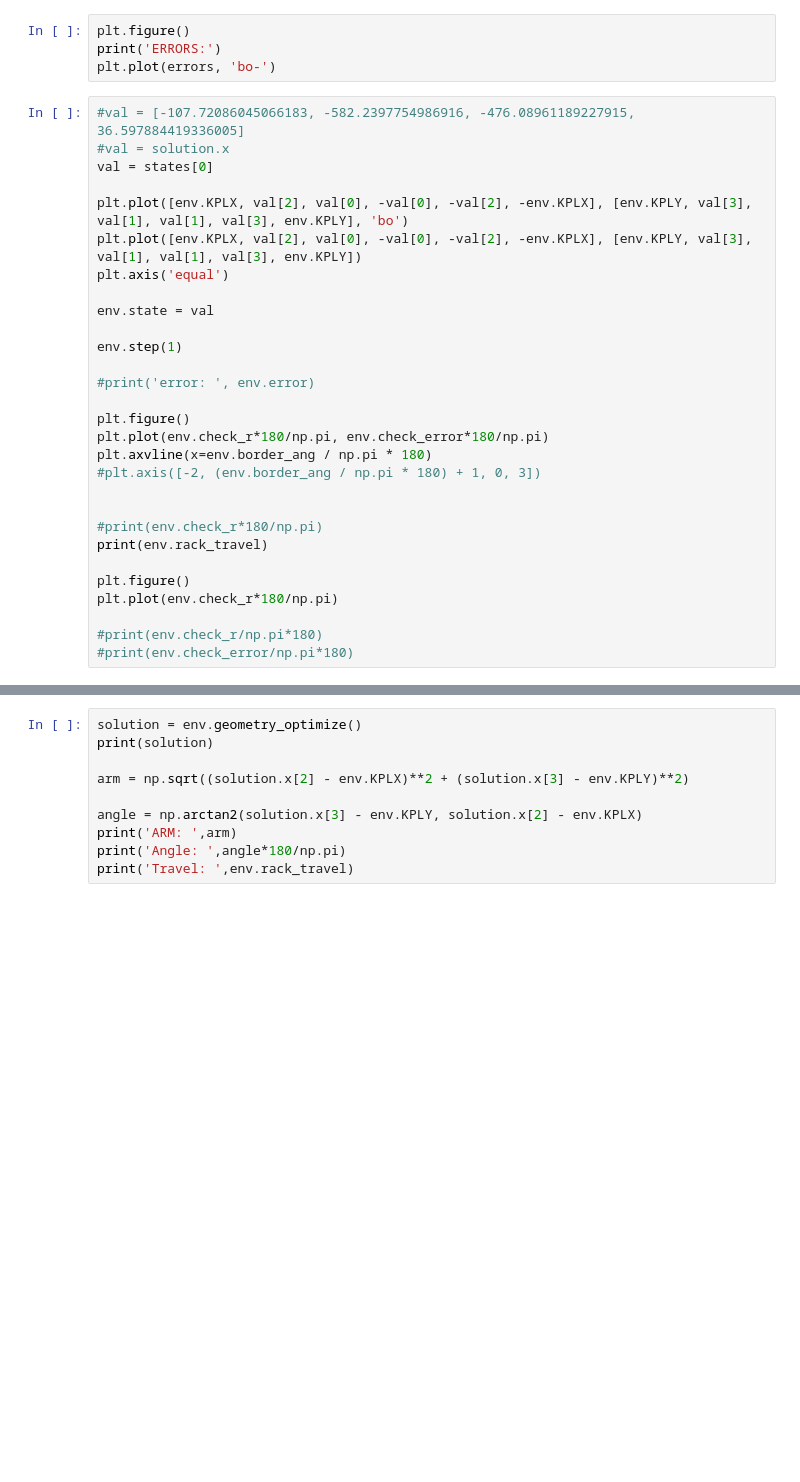
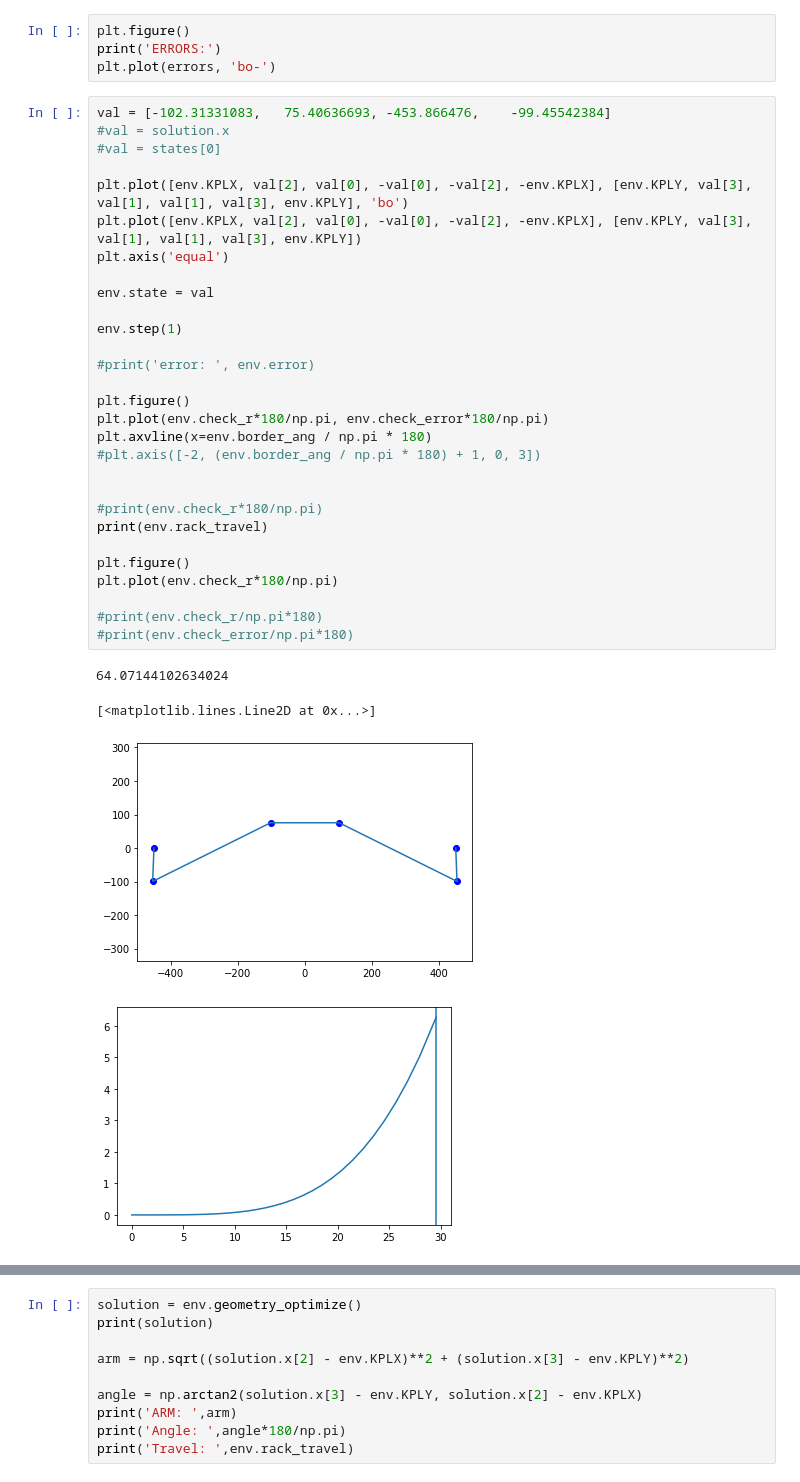
Before and after one commit to tamasdoka/str_opt, a Jupyter notebook: steering-optimizer/steering_optimizer/envs/StrOptEnv_test_notebook.ipynb, the cells around one changed output, grey strips where cells are left out. Saved outputs shown, nothing was run; the diff lists cells and outputs as text; blank space fills up the shorter version.

```diff
--- a/steering-optimizer/steering_optimizer/envs/StrOptEnv_test_notebook.ipynb
+++ b/steering-optimizer/steering_optimizer/envs/StrOptEnv_test_notebook.ipynb
@@ -81,31 +81,36 @@ plt.figure()
 print('ERRORS:')
 plt.plot(errors, 'bo-')
 # %%
-#val = [-107.72086045066183, -582.2397754986916, -476.08961189227915, 36.597884419336005]
+val = [-102.31331083,   75.40636693, -453.866476,    -99.45542384]
 #val = solution.x
-val = states[0]
+#val = states[0]
 
 plt.plot([env.KPLX, val[2], val[0], -val[0], -val[2], -env.KPLX], [env.KPLY, val[3], val[1], val[1], val[3], env.KPLY], 'bo')
 plt.plot([env.KPLX, val[2], val[0], -val[0], -val[2], -env.KPLX], [env.KPLY, val[3], val[1], val[1], val[3], env.KPLY])
 plt.axis('equal')
 
 env.state = val
 
 env.step(1)
 
 #print('error: ', env.error)
 
 plt.figure()
 plt.plot(env.check_r*180/np.pi, env.check_error*180/np.pi)
 plt.axvline(x=env.border_ang / np.pi * 180)
 #plt.axis([-2, (env.border_ang / np.pi * 180) + 1, 0, 3])
 
 
 #print(env.check_r*180/np.pi)
 print(env.rack_travel)
 
 plt.figure()
 plt.plot(env.check_r*180/np.pi)
 
 #print(env.check_r/np.pi*180)
 #print(env.check_error/np.pi*180)
+# %% [output]
+64.07144102634024
+[<matplotlib.lines.Line2D at 0x...>]
+[figure, added]
+[figure, added]
```
Also changed, not shown: parts of 1 cell of this notebook, 1 other file.
